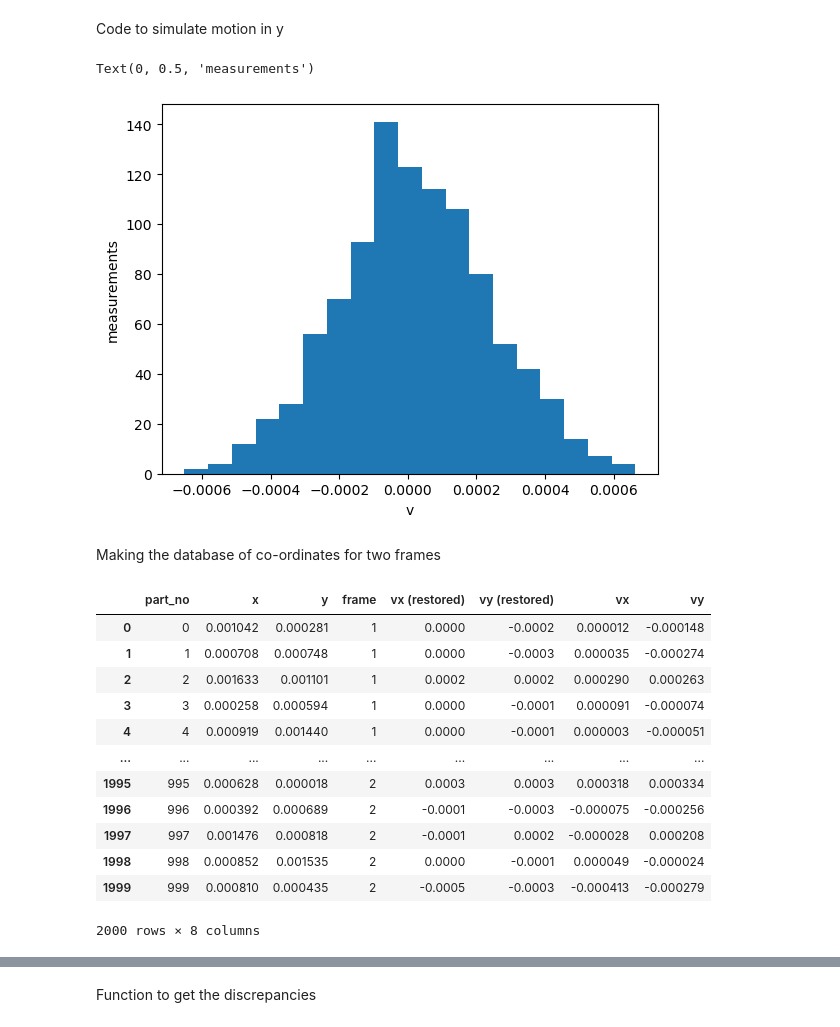
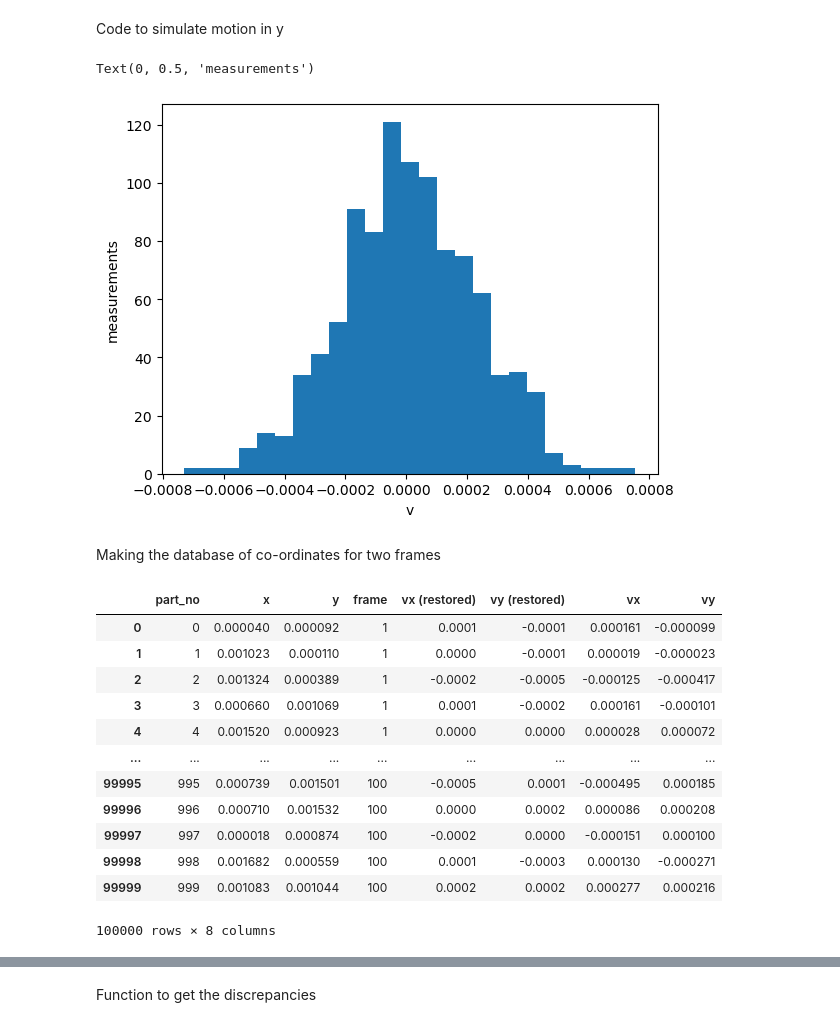
Before and after one commit to ParthM1504/Benchmarking-Dusty-Plasma-Temperature-Code, a Jupyter notebook: Benchmarking.ipynb, the cells around one changed output, grey strips where cells are left out. Saved outputs shown, nothing was run; the diff lists cells and outputs as text; code cells hidden in the pictures.

```diff
--- a/Benchmarking.ipynb
+++ b/Benchmarking.ipynb
@@ -159,19 +158,19 @@ sample_y_rough_prev_SI=sample_y_rough.astype('float64')*spatial_resolution
 # %%
 # Simulating the motion of the particles
 y_forward=sample_y_rough_prev_SI+sample_vy*dt
 y_forward_in_resol=y_forward/spatial_resolution
 y_forward_rough=y_forward_in_resol.astype('int64')
 # print(x_forward_trunc)
 y_forward_rough_SI=y_forward_rough.astype('float64')*spatial_resolution
 # print(x_forward_SI)
 fig, ax = plt.subplots()
-ax.hist(sample_vy, 19) # plot histogram
+ax.hist(sample_vy, 25) # plot histogram
 ax.set_xlabel('v')
 ax.set_ylabel('measurements')
 # print(sample_v)
 # %% [output]
 Text(0, 0.5, 'measurements')
-[figure, old version]
+[figure, new version]
 # %% [markdown]
 Making the database of co-ordinates for two frames
 # %%
@@ -304,19 +237,19 @@ def make_velocities(fps,num_particles,spatial_resolution, mu,T, right_border_px,
 # %%
 # Print the DataFrame for each frame
-x_y_df = make_velocities(fps,num_particles,spatial_resolution, mu,T, right, up)
+x_y_df = make_velocities(fps,num_particles,spatial_resolution, mu,T, right, up, 100)
 x_y_df
 # %% [output]
 |  | part_no | x | y | frame | vx (restored) | vy (restored) | vx | vy |
-| 0 | 0 | 0.001042 | 0.000281 | 1 | 0.0000 | -0.0002 | 0.000012 | -0.000148 |
-| 1 | 1 | 0.000708 | 0.000748 | 1 | 0.0000 | -0.0003 | 0.000035 | -0.000274 |
-| 2 | 2 | 0.001633 | 0.001101 | 1 | 0.0002 | 0.0002 | 0.000290 | 0.000263 |
-| 3 | 3 | 0.000258 | 0.000594 | 1 | 0.0000 | -0.0001 | 0.000091 | -0.000074 |
-| 4 | 4 | 0.000919 | 0.001440 | 1 | 0.0000 | -0.0001 | 0.000003 | -0.000051 |
+| 0 | 0 | 0.000040 | 0.000092 | 1 | 0.0001 | -0.0001 | 0.000161 | -0.000099 |
+| 1 | 1 | 0.001023 | 0.000110 | 1 | 0.0000 | -0.0001 | 0.000019 | -0.000023 |
+| 2 | 2 | 0.001324 | 0.000389 | 1 | -0.0002 | -0.0005 | -0.000125 | -0.000417 |
+| 3 | 3 | 0.000660 | 0.001069 | 1 | 0.0001 | -0.0002 | 0.000161 | -0.000101 |
+| 4 | 4 | 0.001520 | 0.000923 | 1 | 0.0000 | 0.0000 | 0.000028 | 0.000072 |
 | ... | ... | ... | ... | ... | ... | ... | ... | ... |
-| 1995 | 995 | 0.000628 | 0.000018 | 2 | 0.0003 | 0.0003 | 0.000318 | 0.000334 |
-| 1996 | 996 | 0.000392 | 0.000689 | 2 | -0.0001 | -0.0003 | -0.000075 | -0.000256 |
-| 1997 | 997 | 0.001476 | 0.000818 | 2 | -0.0001 | 0.0002 | -0.000028 | 0.000208 |
-| 1998 | 998 | 0.000852 | 0.001535 | 2 | 0.0000 | -0.0001 | 0.000049 | -0.000024 |
-| 1999 | 999 | 0.000810 | 0.000435 | 2 | -0.0005 | -0.0003 | -0.000413 | -0.000279 |
+| 99995 | 995 | 0.000739 | 0.001501 | 100 | -0.0005 | 0.0001 | -0.000495 | 0.000185 |
+| 99996 | 996 | 0.000710 | 0.001532 | 100 | 0.0000 | 0.0002 | 0.000086 | 0.000208 |
+| 99997 | 997 | 0.000018 | 0.000874 | 100 | -0.0002 | 0.0000 | -0.000151 | 0.000100 |
+| 99998 | 998 | 0.001682 | 0.000559 | 100 | 0.0001 | -0.0003 | 0.000130 | -0.000271 |
+| 99999 | 999 | 0.001083 | 0.001044 | 100 | 0.0002 | 0.0002 | 0.000277 | 0.000216 |
-2000 rows × 8 columns
+100000 rows × 8 columns
 # %%
```
Also changed, not shown: parts of 14 cells of this notebook.
